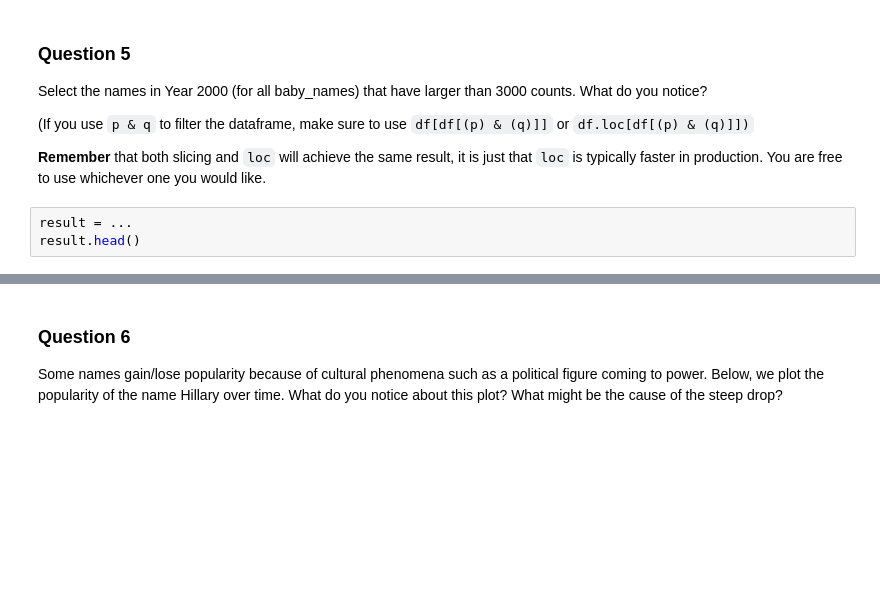
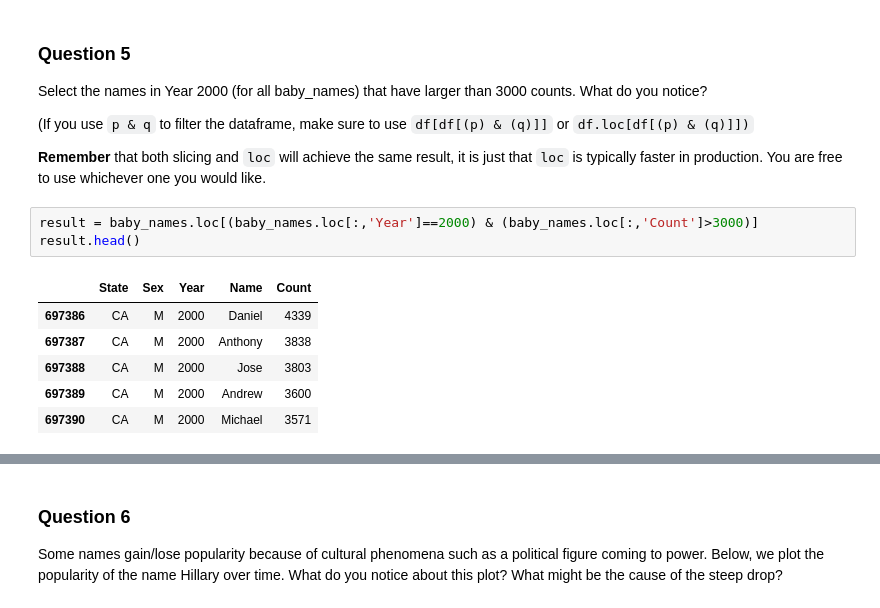
Before and after one commit to zhugeyicixin/DataSci200, a Jupyter notebook: labs/lab02/lab02.ipynb, the cells around one changed output, grey strips where cells are left out. Saved outputs shown, nothing was run; the diff lists cells and outputs as text; blank space fills up the shorter version.

```diff
--- a/labs/lab02/lab02.ipynb
+++ b/labs/lab02/lab02.ipynb
@@ -315,8 +496,15 @@ Select the names in Year 2000 (for all baby_names) that have larger than 3000 co
 BEGIN QUESTION
 name: q5
 -->
-# %%
-result = ...
-result.head()
+# %%
+result = baby_names.loc[(baby_names.loc[:,'Year']==2000) & (baby_names.loc[:,'Count']>3000)]
+result.head()
+# %% [output]
+|  | State | Sex | Year | Name | Count |
+| 697386 | CA | M | 2000 | Daniel | 4339 |
+| 697387 | CA | M | 2000 | Anthony | 3838 |
+| 697388 | CA | M | 2000 | Jose | 3803 |
+| 697389 | CA | M | 2000 | Andrew | 3600 |
+| 697390 | CA | M | 2000 | Michael | 3571 |
 # %%
 ok.grade("q5");
```
Also changed, not shown: parts of 36 cells of this notebook.
